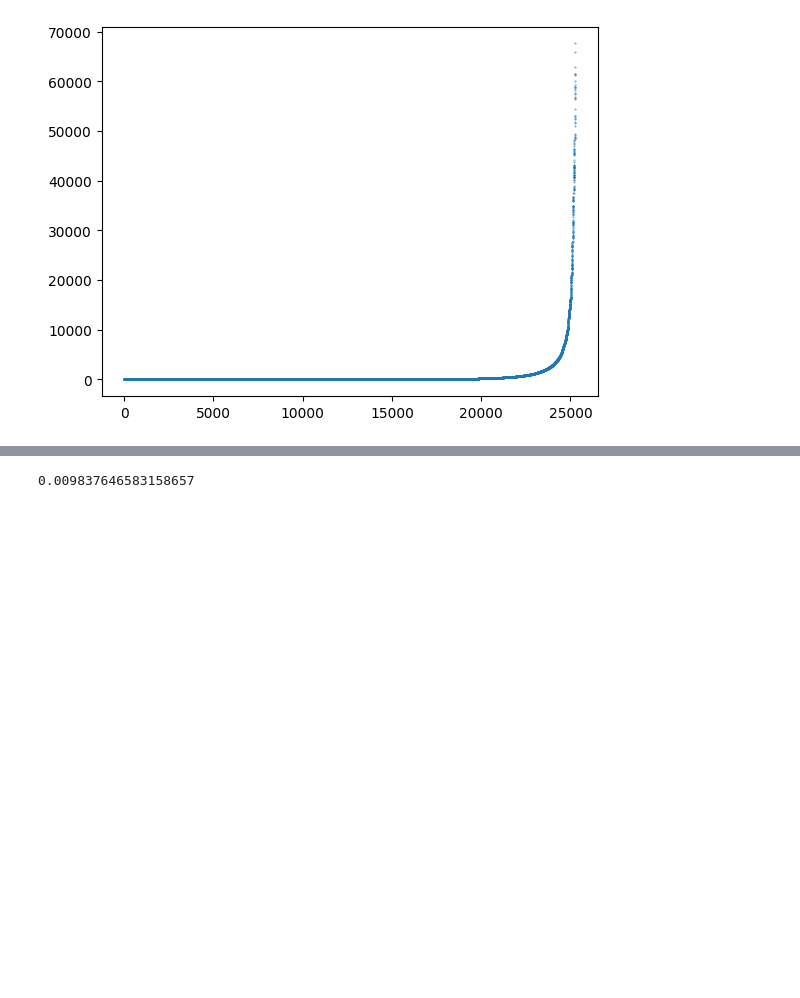
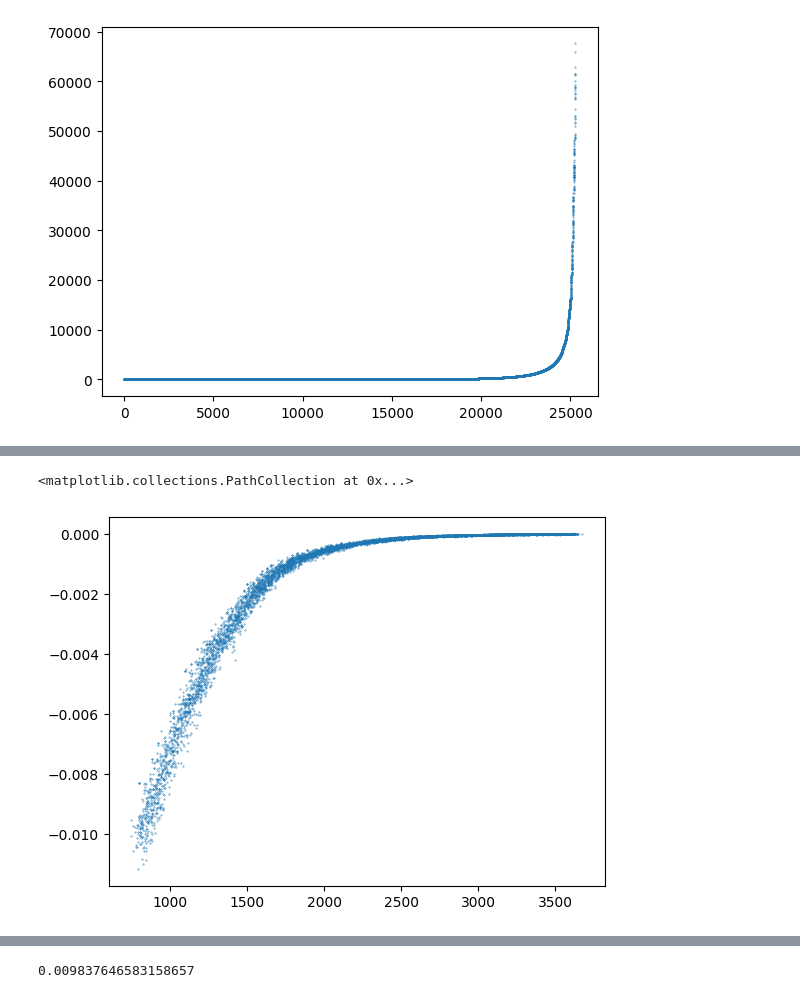
Before and after one commit to lavakin/ga_for_hourglass, a Jupyter notebook: pyGAD_implementation.ipynb, the cells around one changed output, grey strips where cells are left out. Saved outputs shown, nothing was run; the diff lists cells and outputs as text; code cells hidden in the pictures; blank space fills up the shorter version.

```diff
--- a/pyGAD_implementation.ipynb
+++ b/pyGAD_implementation.ipynb
@@ -152,3 +156,12 @@ ga_instance.plot_fitness()
+# %%
+
+lens = len(solution) - np.sum(np.array(ga_instance.solutions),axis = 1)
+fit =fitness_batch(None,np.array(ga_instance.solutions),None)
+fit_ind = np.argsort(fitness_batch(None,np.array(ga_instance.solutions),None))
+plt.scatter(lens,fit, s=0.1)
+# %% [output]
+<matplotlib.collections.PathCollection at 0x...>
+[figure, added]
 # %%
 ga_instance.plot_new_solution_rate()
 # %% [output]
```
Also changed, not shown: parts of 23 cells of this notebook.
